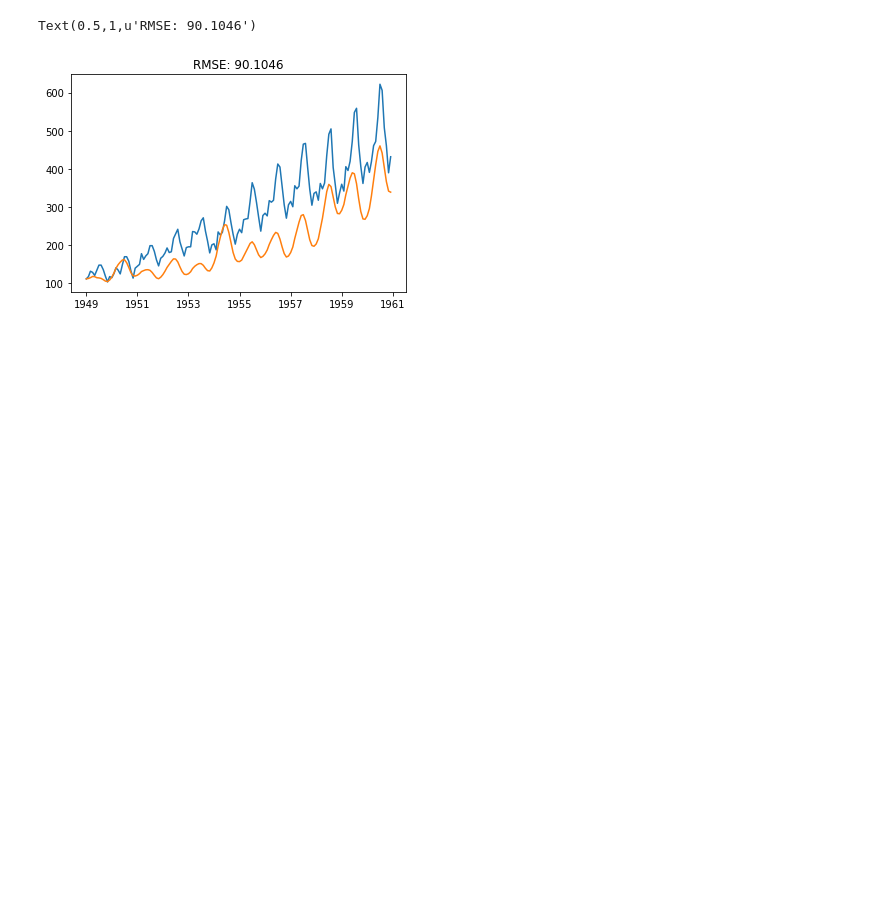
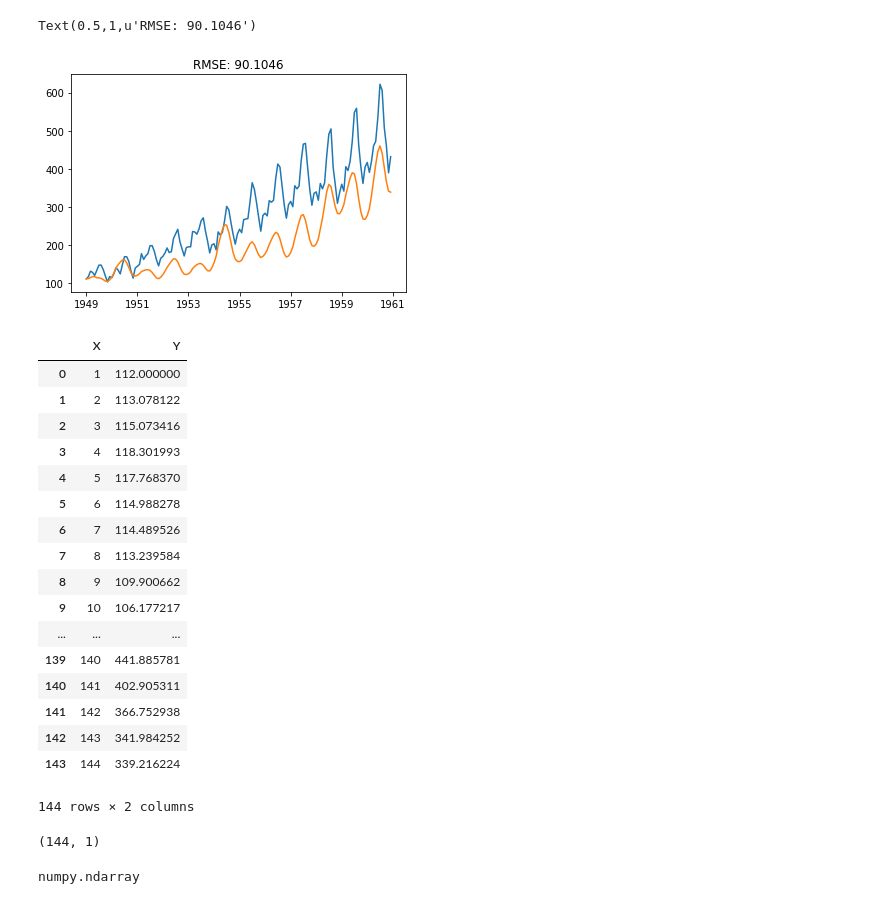
Before and after one commit to sarincr/Time-series-analysis-using-Python, a Jupyter notebook: 16.ARIMAPOL.ipynb, the cells around one changed output. Drawn from its saved outputs; the diff is of its cells as text; code cells hidden in the pictures; blank space fills up the shorter version.

```diff
--- a/16.ARIMALEN.ipynb
+++ b/16.ARIMAPOL.ipynb
@@ -613,0 +621,21 @@ Text(0.5,1,u'RMSE: 90.1046')
+# %%
+data
+# %% [output]
+|  | X | Y |
+| 0 | 1 | 112.000000 |
+| 1 | 2 | 113.078122 |
+| 2 | 3 | 115.073416 |
+| 3 | 4 | 118.301993 |
+| 4 | 5 | 117.768370 |
+| 5 | 6 | 114.988278 |
+| 6 | 7 | 114.489526 |
+| 7 | 8 | 113.239584 |
+| 8 | 9 | 109.900662 |
+| 9 | 10 | 106.177217 |
+| ... | ... | ... |
+| 139 | 140 | 441.885781 |
+| 140 | 141 | 402.905311 |
+| 141 | 142 | 366.752938 |
+| 142 | 143 | 341.984252 |
+| 143 | 144 | 339.216224 |
+144 rows × 2 columns
@@ -613,0 +646,8 @@ Text(0.5,1,u'RMSE: 90.1046')
+# %%
+Y.shape
+# %% [output]
+(144, 1)
+# %%
+type(Y)
+# %% [output]
+numpy.ndarray
```
Also changed, not shown: parts of 8 cells of this notebook, 1 other file.
